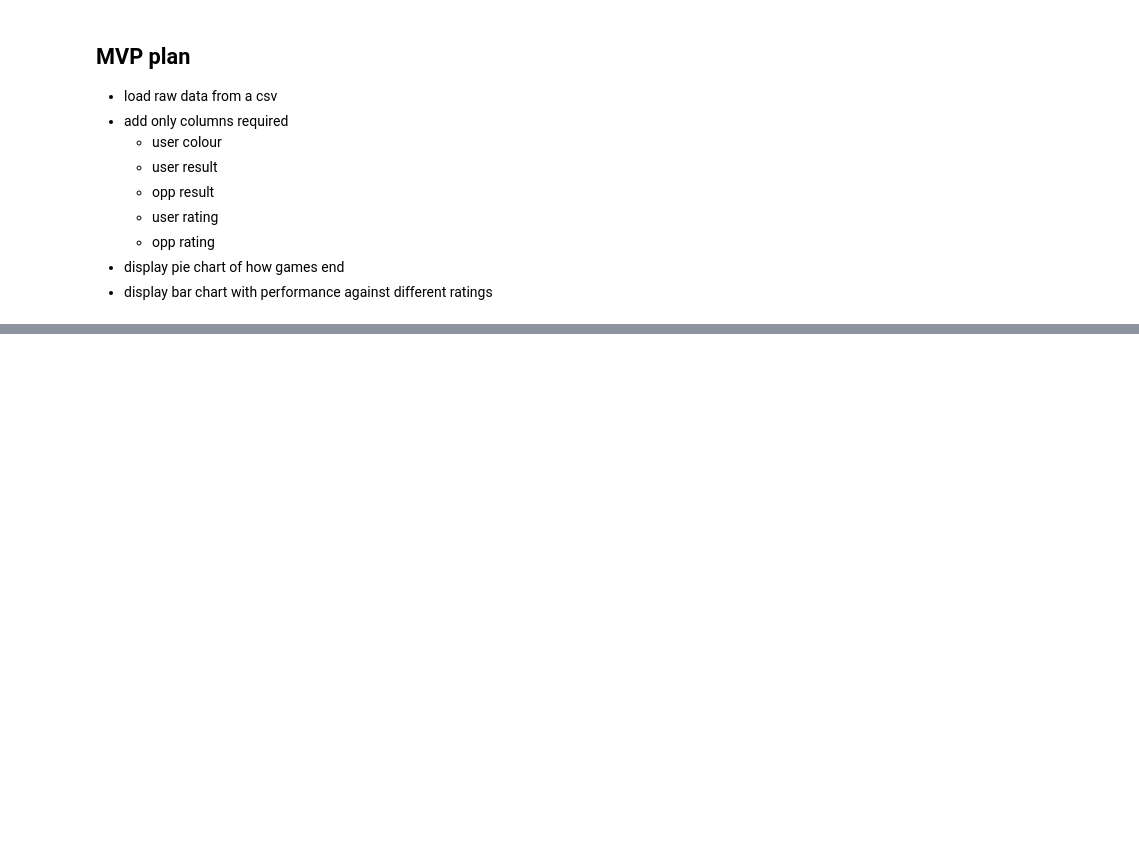
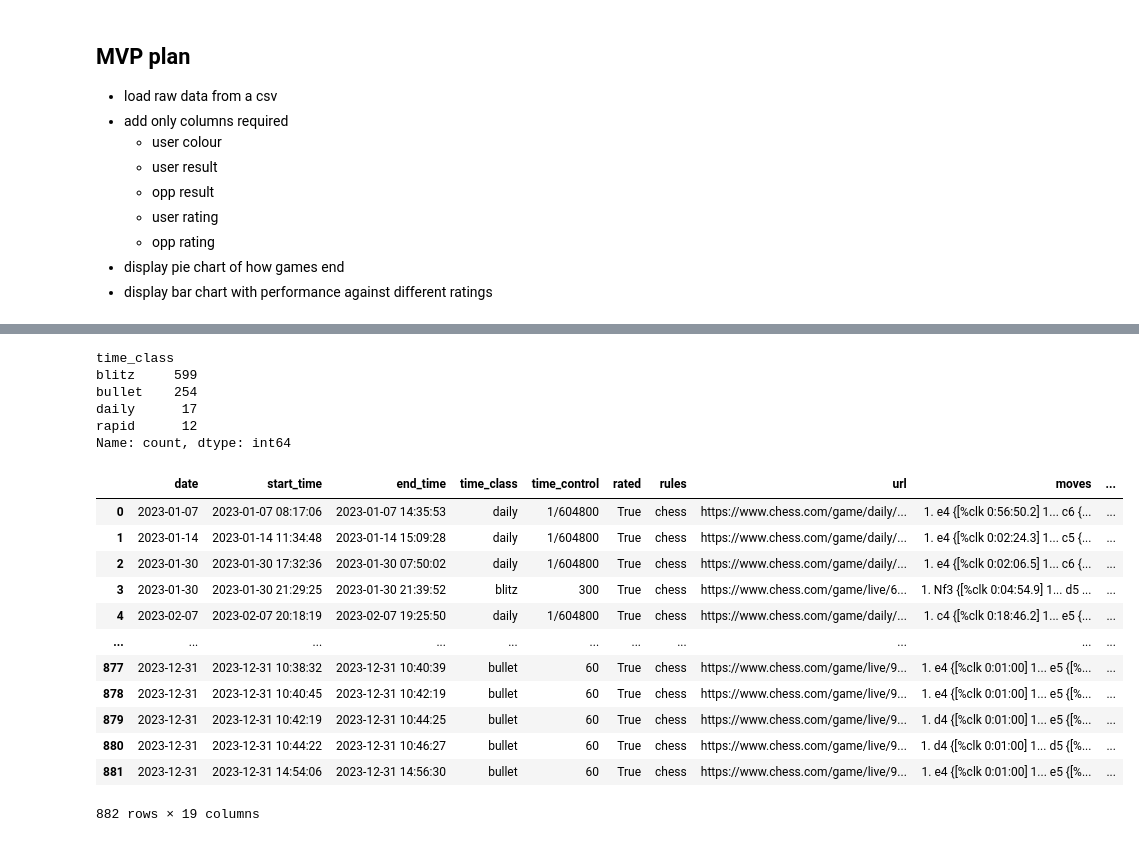
Before and after one commit to JammyNinja/Chess_analysis, a Jupyter notebook: explore/notebooks/mvp_analysis.ipynb, the cells around one changed output, grey strips where cells are left out. Drawn from its saved outputs; the diff is of its cells as text; code cells hidden in the pictures; blank space fills up the shorter version.

```diff
--- a/explore/notebooks/mvp_analysis.ipynb
+++ b/explore/notebooks/mvp_analysis.ipynb
@@ -288,0 +358,3 @@ opp_rating_df.groupby(by="opp_rating_range", observed=False)["user_result"].valu
+# %%
+sample_2023 = sample_raw[ sample_raw["year"] == 2023]
+sample_2023.tail()
@@ -288,0 +368,26 @@ opp_rating_df.groupby(by="opp_rating_range", observed=False)["user_result"].valu
+# %%
+sample_2023.time_class.value_counts()
+# %% [output]
+time_class
+blitz     599
+bullet    254
+daily      17
+rapid      12
+Name: count, dtype: int64
+# %%
+sample_2023 = sample_2023.drop(columns="year")
+sample_2023
+# %% [output]
+|  | date | start_time | end_time | time_class | time_control | rated | rules | url | moves | ... |
+| 0 | 2023-01-07 | 2023-01-07 08:17:06 | 2023-01-07 14:35:53 | daily | 1/604800 | True | chess | https://www.chess.com/game/daily/... | 1. e4 {[%clk 0:56:50.2] 1... c6 {... | ... |
+| 1 | 2023-01-14 | 2023-01-14 11:34:48 | 2023-01-14 15:09:28 | daily | 1/604800 | True | chess | https://www.chess.com/game/daily/... | 1. e4 {[%clk 0:02:24.3] 1... c5 {... | ... |
+| 2 | 2023-01-30 | 2023-01-30 17:32:36 | 2023-01-30 07:50:02 | daily | 1/604800 | True | chess | https://www.chess.com/game/daily/... | 1. e4 {[%clk 0:02:06.5] 1... c6 {... | ... |
+| 3 | 2023-01-30 | 2023-01-30 21:29:25 | 2023-01-30 21:39:52 | blitz | 300 | True | chess | https://www.chess.com/game/live/6... | 1. Nf3 {[%clk 0:04:54.9] 1... d5 ... | ... |
+| 4 | 2023-02-07 | 2023-02-07 20:18:19 | 2023-02-07 19:25:50 | daily | 1/604800 | True | chess | https://www.chess.com/game/daily/... | 1. c4 {[%clk 0:18:46.2] 1... e5 {... | ... |
+| ... | ... | ... | ... | ... | ... | ... | ... | ... | ... | ... |
+| 877 | 2023-12-31 | 2023-12-31 10:38:32 | 2023-12-31 10:40:39 | bullet | 60 | True | chess | https://www.chess.com/game/live/9... | 1. e4 {[%clk 0:01:00] 1... e5 {[%... | ... |
+| 878 | 2023-12-31 | 2023-12-31 10:40:45 | 2023-12-31 10:42:19 | bullet | 60 | True | chess | https://www.chess.com/game/live/9... | 1. e4 {[%clk 0:01:00] 1... e5 {[%... | ... |
+| 879 | 2023-12-31 | 2023-12-31 10:42:19 | 2023-12-31 10:44:25 | bullet | 60 | True | chess | https://www.chess.com/game/live/9... | 1. d4 {[%clk 0:01:00] 1... e5 {[%... | ... |
+| 880 | 2023-12-31 | 2023-12-31 10:44:22 | 2023-12-31 10:46:27 | bullet | 60 | True | chess | https://www.chess.com/game/live/9... | 1. d4 {[%clk 0:01:00] 1... d5 {[%... | ... |
+| 881 | 2023-12-31 | 2023-12-31 14:54:06 | 2023-12-31 14:56:30 | bullet | 60 | True | chess | https://www.chess.com/game/live/9... | 1. e4 {[%clk 0:01:00] 1... e5 {[%... | ... |
+882 rows × 19 columns
```
Also changed, not shown: parts of 9 cells of this notebook.
